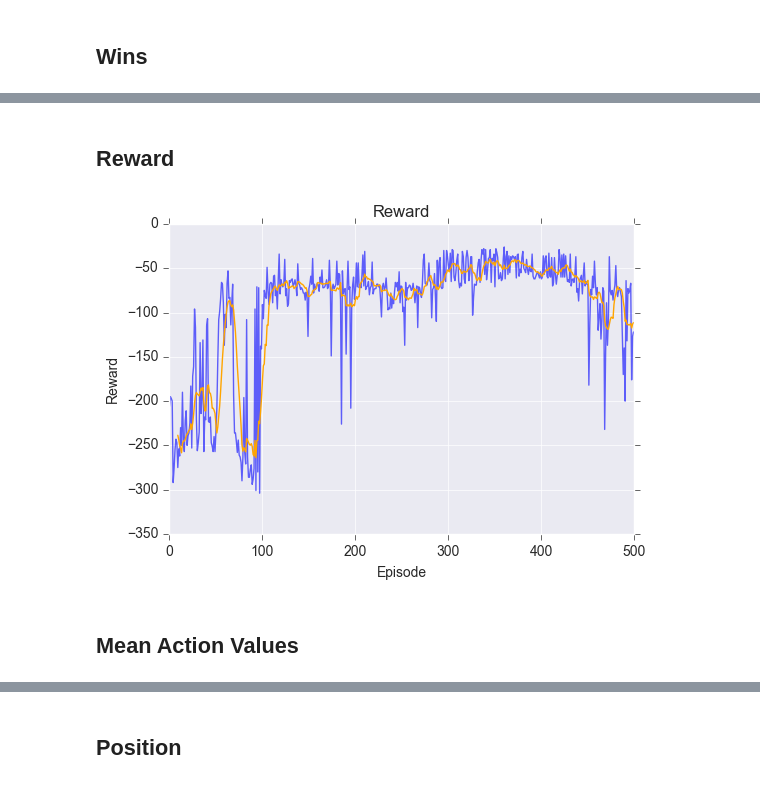
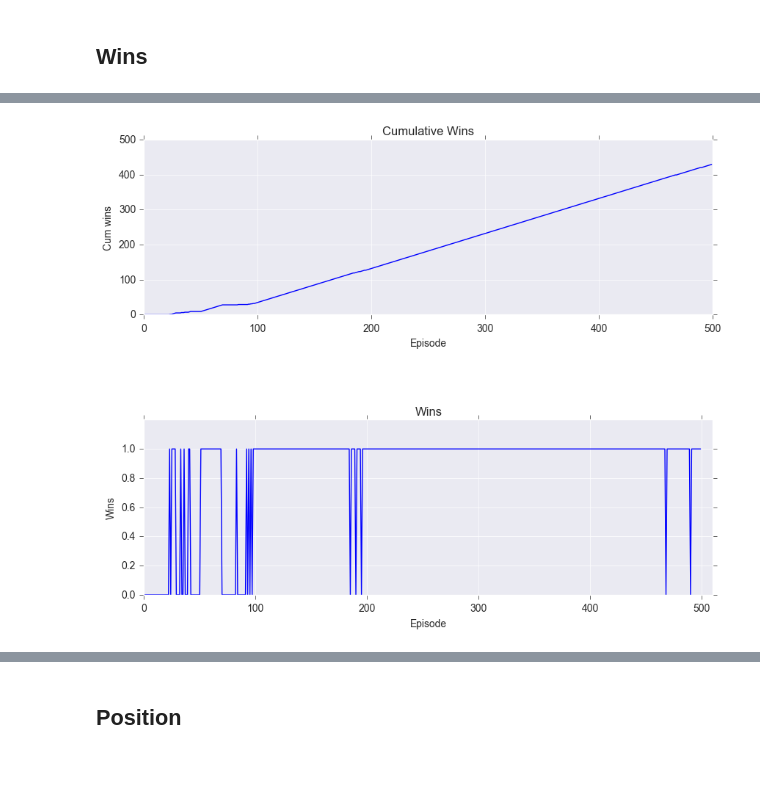
Before and after one commit to dtriepke/Deep_Q_Learning_MountainCar, a Jupyter notebook: DeepQLearning.ipynb, the cells around one changed output, grey strips where cells are left out. Cells and saved outputs as stored; diff of their text form; code cells hidden in the pictures.

```diff
--- a/DeepQLearning.ipynb
+++ b/DeepQLearning.ipynb
@@ -195,17 +129,27 @@ plt.title('Steps per Won Episode')
-# %% [markdown]
-## Reward
-# %%
-reward = history["reward"]
-reward = pd.Series(reward)
-ma = reward.rolling(10).mean()
-plt.plot(reward, alpha = 0.6)
-plt.plot(ma, "orange")
-plt.xlabel('Episode')
-plt.ylabel('Reward')
-plt.title("Reward")
-plt.xlim(0,episodes)
-plt.show()
-# %% [output]
-[figure, removed]
-# %% [markdown]
-## Mean Action Values
+# %%
+plt.figure(1, figsize= [10,8])
+
+
+plt.subplot(211)
+wins = history["cum_win"]
+plt.plot(wins)
+plt.xlabel('Episode')
+plt.ylabel('Cum wins')
+plt.title('Cumulative Wins')
+plt.ylim(0, episodes)
+plt.xlim(0, episodes)
+
+plt.subplot(212)
+wins = list(map(lambda x: 1 if x >=0.5 else 0, history['position']["max_position"]))
+plt.plot(wins, "-", marker= "")
+plt.xlabel('Episode')
+plt.ylabel('Wins')
+plt.title('Wins')
+plt.ylim(0, 1.2)
+plt.xlim(0, episodes+10)
+plt.subplots_adjust(hspace = 0.6)
+
+
+plt.savefig('pic/simple_version_cum_win.png')
+# %% [output]
+[figure, added]
```
Also changed, not shown: parts of 20 cells of this notebook, 6 other files.
